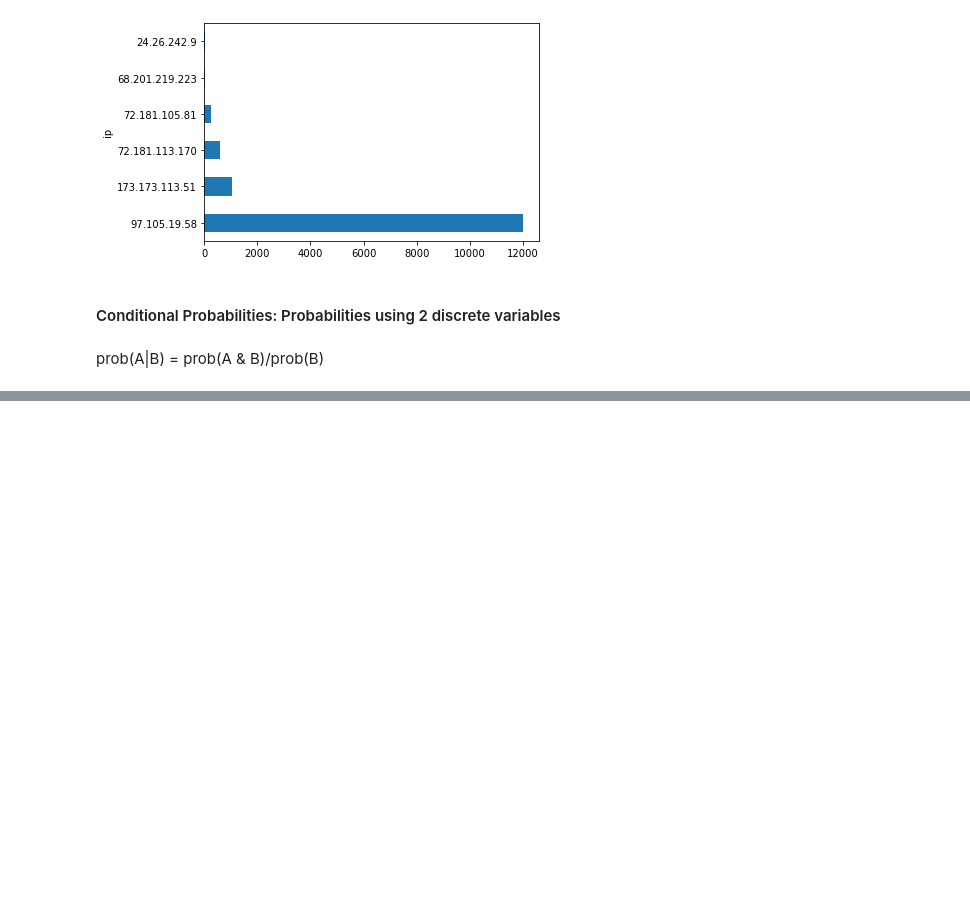
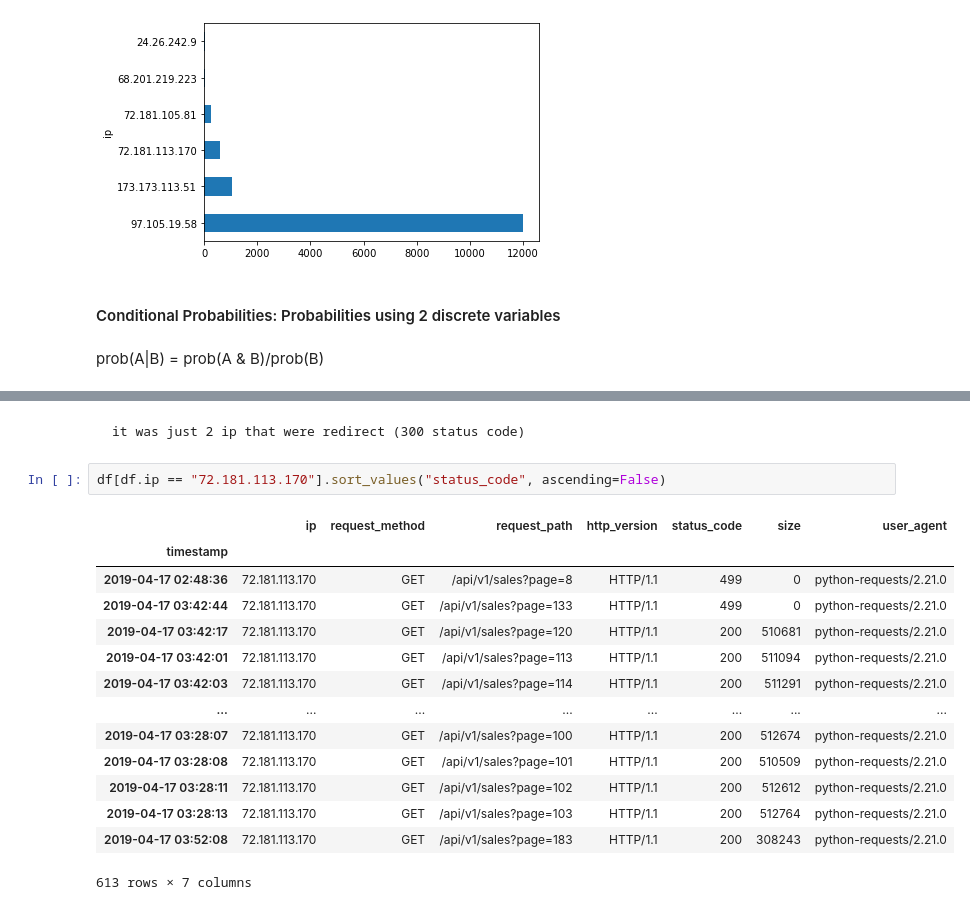
Before and after one commit to rajeshlamichhane04/anomaly-detection-exercises, a Jupyter notebook: discrete_anomaly_detection.ipynb, the cells around one changed output, grey strips where cells are left out. Saved outputs shown, nothing was run; the diff lists cells and outputs as text; blank space fills up the shorter version.

```diff
--- a/discrete_anomaly_detection.ipynb
+++ b/discrete_anomaly_detection.ipynb
@@ -185,0 +203,19 @@ Name: status_code, dtype: float64
+# %% [markdown]
+    it was just 2 ip that were redirect (300 status code)
+# %%
+df[df.ip == "72.181.113.170"].sort_values("status_code", ascending=False)
+# %% [output]
+|  | ip | request_method | request_path | http_version | status_code | size | user_agent |
+| timestamp |  |  |  |  |  |  |  |
+| 2019-04-17 02:48:36 | 72.181.113.170 | GET | /api/v1/sales?page=8 | HTTP/1.1 | 499 | 0 | python-requests/2.21.0 |
+| 2019-04-17 03:42:44 | 72.181.113.170 | GET | /api/v1/sales?page=133 | HTTP/1.1 | 499 | 0 | python-requests/2.21.0 |
+| 2019-04-17 03:42:17 | 72.181.113.170 | GET | /api/v1/sales?page=120 | HTTP/1.1 | 200 | 510681 | python-requests/2.21.0 |
+| 2019-04-17 03:42:01 | 72.181.113.170 | GET | /api/v1/sales?page=113 | HTTP/1.1 | 200 | 511094 | python-requests/2.21.0 |
+| 2019-04-17 03:42:03 | 72.181.113.170 | GET | /api/v1/sales?page=114 | HTTP/1.1 | 200 | 511291 | python-requests/2.21.0 |
+| ... | ... | ... | ... | ... | ... | ... | ... |
+| 2019-04-17 03:28:07 | 72.181.113.170 | GET | /api/v1/sales?page=100 | HTTP/1.1 | 200 | 512674 | python-requests/2.21.0 |
+| 2019-04-17 03:28:08 | 72.181.113.170 | GET | /api/v1/sales?page=101 | HTTP/1.1 | 200 | 510509 | python-requests/2.21.0 |
+| 2019-04-17 03:28:11 | 72.181.113.170 | GET | /api/v1/sales?page=102 | HTTP/1.1 | 200 | 512612 | python-requests/2.21.0 |
+| 2019-04-17 03:28:13 | 72.181.113.170 | GET | /api/v1/sales?page=103 | HTTP/1.1 | 200 | 512764 | python-requests/2.21.0 |
+| 2019-04-17 03:52:08 | 72.181.113.170 | GET | /api/v1/sales?page=183 | HTTP/1.1 | 200 | 308243 | python-requests/2.21.0 |
+613 rows × 7 columns
```
Also changed, not shown: parts of 8 cells of this notebook.
